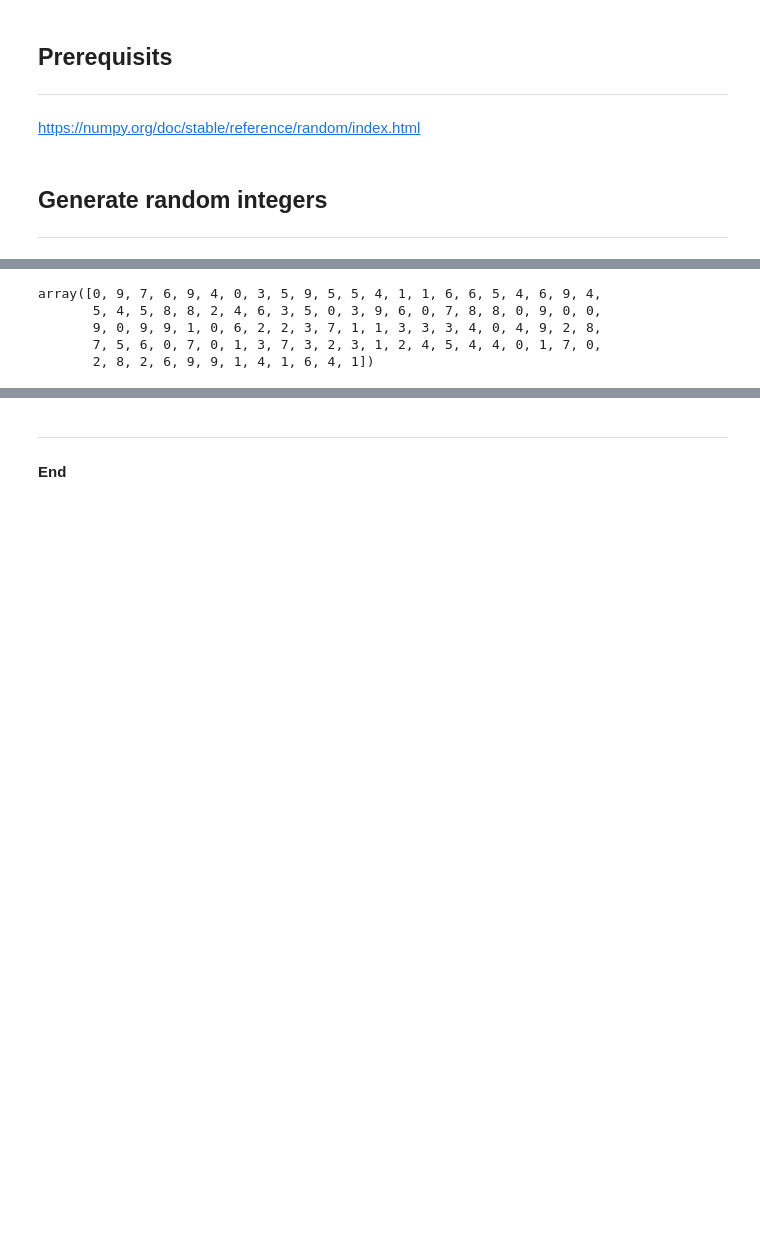
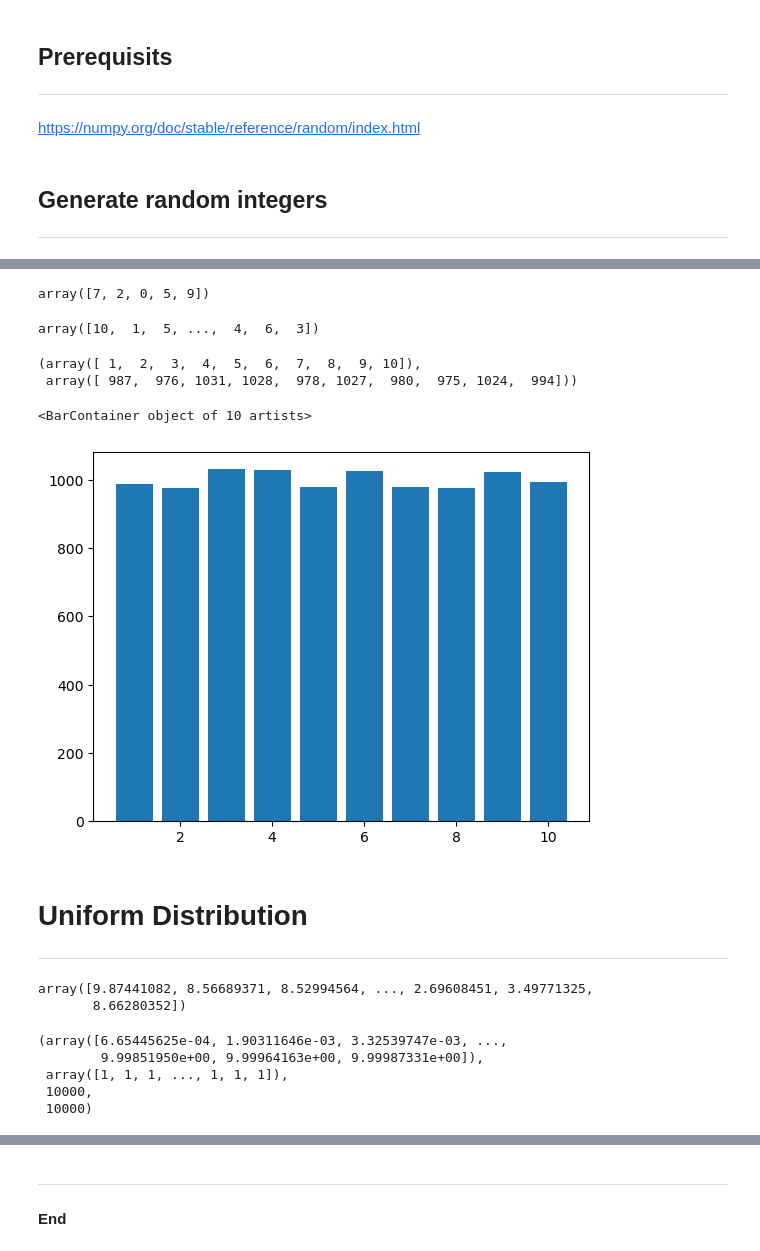
Before and after one commit to Oksyyy/my-project, a Jupyter notebook: random.ipynb, the cells around one changed output, grey strips where cells are left out. Saved outputs shown, nothing was run; the diff lists cells and outputs as text; code cells hidden in the pictures; blank space fills up the shorter version.

Commit message:
Distributions

```diff
--- a/random.ipynb
+++ b/random.ipynb
@@ -27,9 +30,52 @@ array([ 0.46015847, -0.23907148, -0.20520729,  0.79805144, -1.65199545,
 # %%
 # Generate an array of 5 integers uniformly over the range [0, 10).
-rng.integers(low=0, high=10, size=100)
+rng.integers(low=0, high=10, size=5)
 # %% [output]
-array([0, 9, 7, 6, 9, 4, 0, 3, 5, 9, 5, 5, 4, 1, 1, 6, 6, 5, 4, 6, 9, 4,
-       5, 4, 5, 8, 8, 2, 4, 6, 3, 5, 0, 3, 9, 6, 0, 7, 8, 8, 0, 9, 0, 0,
-       9, 0, 9, 9, 1, 0, 6, 2, 2, 3, 7, 1, 1, 3, 3, 3, 4, 0, 4, 9, 2, 8,
-       7, 5, 6, 0, 7, 0, 1, 3, 7, 3, 2, 3, 1, 2, 4, 5, 4, 4, 0, 1, 7, 0,
-       2, 8, 2, 6, 9, 9, 1, 4, 1, 6, 4, 1])
+array([7, 2, 0, 5, 9])
+# %%
+# Generate 10,000 integers over the range [0, 10).
+x = rng.integers(low=1, high=10, size=10000, endpoint=True)
+
+# Show x.
+x
+# %% [output]
+array([10,  1,  5, ...,  4,  6,  3])
+# %%
+# Get the counts.
+values, counts = np.unique(x, return_counts=True)
+
+#Show.
+values,counts
+# %% [output]
+(array([ 1,  2,  3,  4,  5,  6,  7,  8,  9, 10]),
+ array([ 987,  976, 1031, 1028,  978, 1027,  980,  975, 1024,  994]))
+# %%
+# Plot the bar chart.
+plt.bar(values,counts)
+# %% [output]
+<BarContainer object of 10 artists>
+[figure, added]
+# %% [markdown]
+# Uniform Distribution
+***
+# %%
+# Generate 10,000 floats uniformly distributed over the range [0,10).
+x = rng.uniform(low=0.0, high=10.0, size=10000)
+
+# Show.
+x
+# %% [output]
+array([9.87441082, 8.56689371, 8.52994564, ..., 2.69608451, 3.49771325,
+       8.66280352])
+# %%
+# Get the counts.
+values, counts = np.unique(x, return_counts=True)
+
+#Show.
+values, counts, values.size, counts.size
+# %% [output]
+(array([6.65445625e-04, 1.90311646e-03, 3.32539747e-03, ...,
+        9.99851950e+00, 9.99964163e+00, 9.99987331e+00]),
+ array([1, 1, 1, ..., 1, 1, 1]),
+ 10000,
+ 10000)
```
Also changed, not shown: parts of 7 cells of this notebook, 1 other file.
